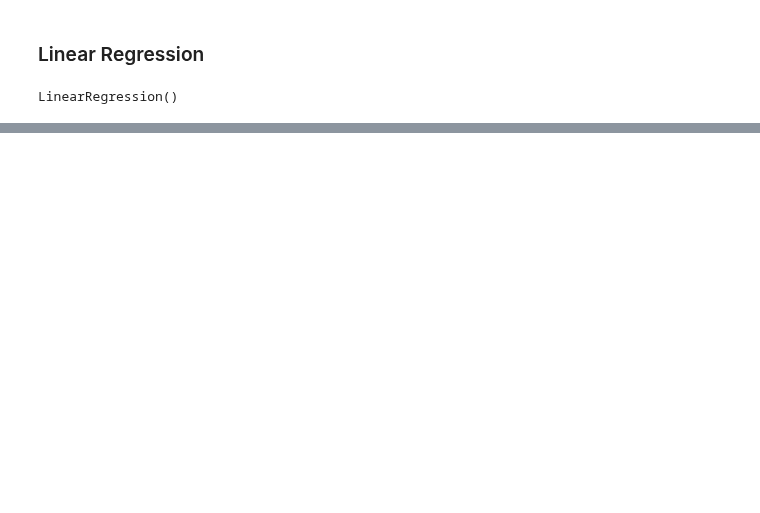
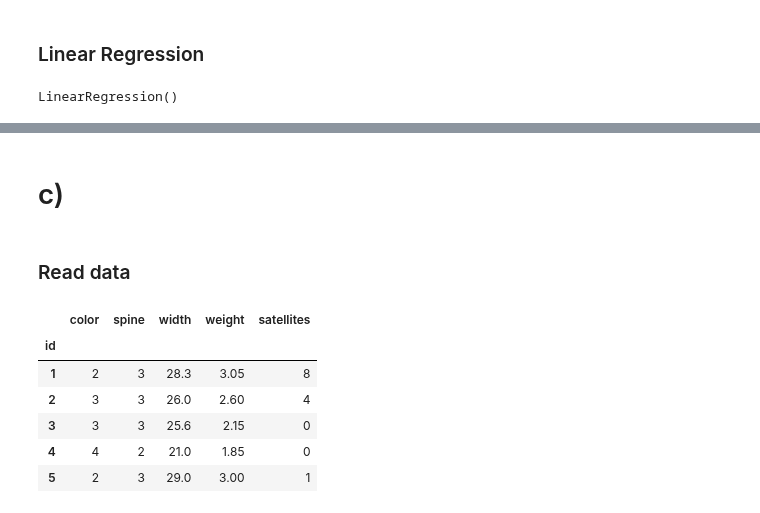
Before and after one commit to u-adrian/PSDA, a Jupyter notebook: 01_Exercise/Aufgabe_3.ipynb, the cells around one changed output, grey strips where cells are left out. Saved outputs shown, nothing was run; the diff lists cells and outputs as text; code cells hidden in the pictures; blank space fills up the shorter version.

```diff
--- a/01_Exercise/Aufgabe_3.ipynb
+++ b/01_Exercise/Aufgabe_3.ipynb
@@ -301,0 +302,4 @@ R2:  0.016660816710377446
+# %% [markdown]
+# c)
+# %% [markdown]
+### Read data
@@ -301,0 +308,10 @@ R2:  0.016660816710377446
+# %%
+crabs.head()
+# %% [output]
+|  | color | spine | width | weight | satellites |
+| id |  |  |  |  |  |
+| 1 | 2 | 3 | 28.3 | 3.05 | 8 |
+| 2 | 3 | 3 | 26.0 | 2.60 | 4 |
+| 3 | 3 | 3 | 25.6 | 2.15 | 0 |
+| 4 | 4 | 2 | 21.0 | 1.85 | 0 |
+| 5 | 2 | 3 | 29.0 | 3.00 | 1 |
```
Also changed, not shown: parts of 13 cells of this notebook.
